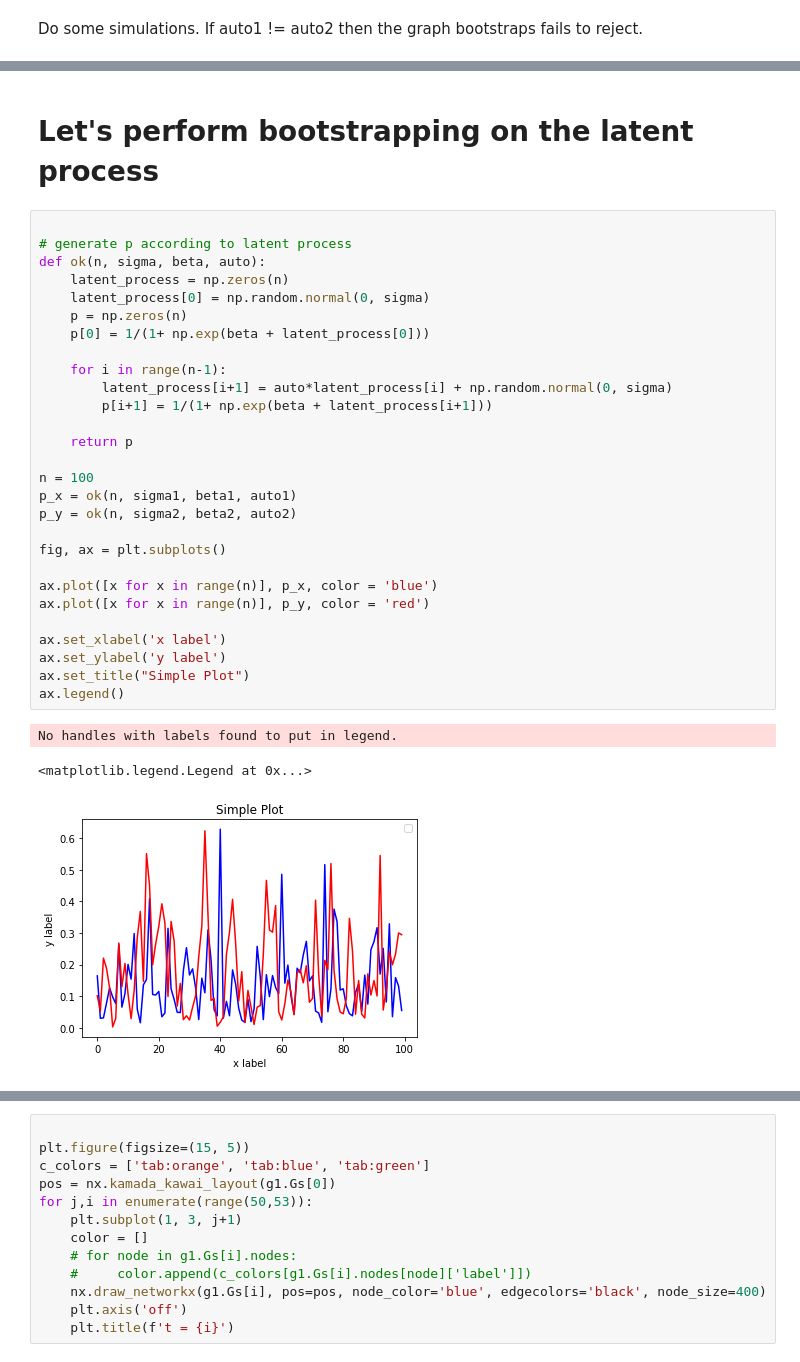
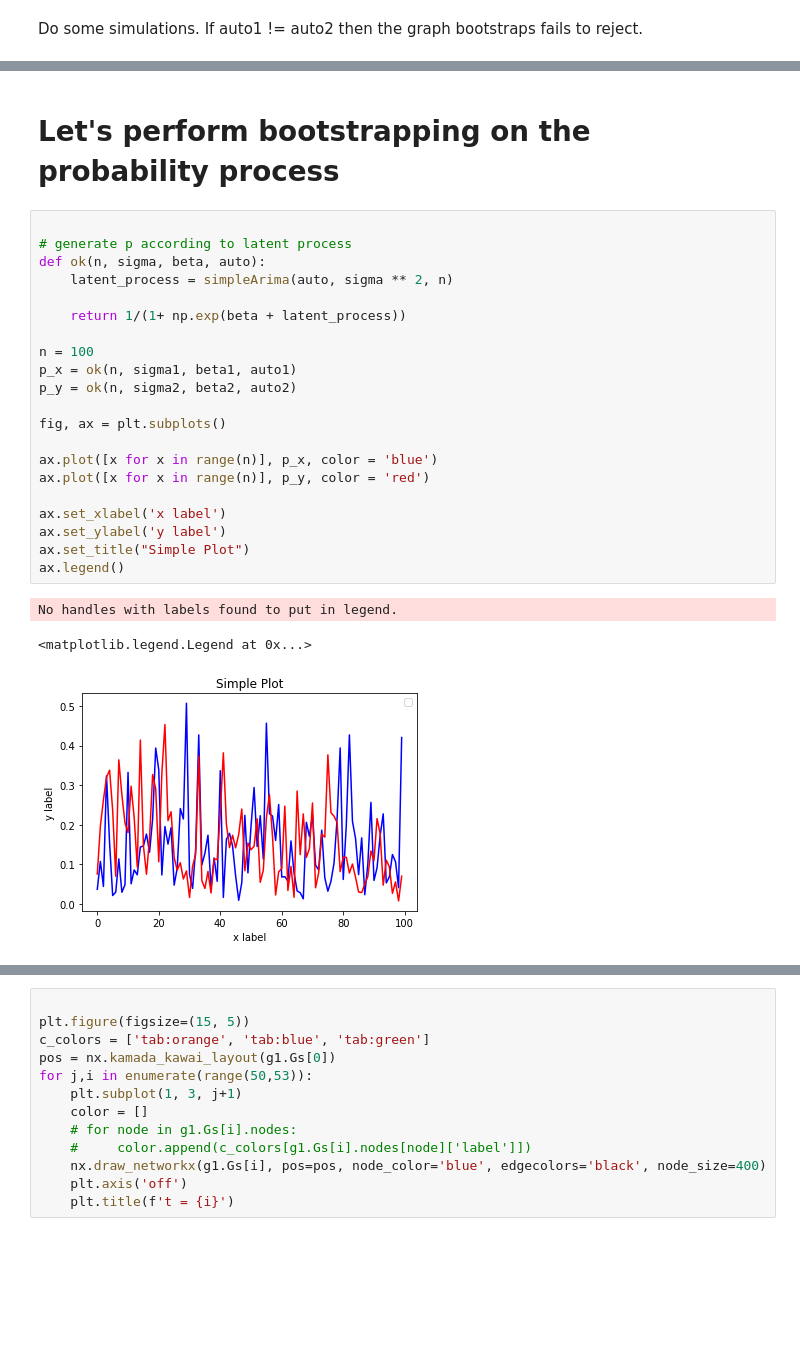
Before and after one commit to ragnarlevi/GTST, a Jupyter notebook: _Workbench/WildBootstrap.ipynb, the cells around one changed output, grey strips where cells are left out. Saved outputs shown, nothing was run; the diff lists cells and outputs as text; blank space fills up the shorter version.

Commit message:
wild bootstrap

```diff
--- a/_Workbench/WildBootstrap.ipynb
+++ b/_Workbench/WildBootstrap.ipynb
@@ -259,37 +275,30 @@ for _ in range(nr_simulations):
 # %% [markdown]
-# Let's perform bootstrapping on the latent process
+# Let's perform bootstrapping on the probability process
 # %%
 
 # generate p according to latent process
 def ok(n, sigma, beta, auto):
-    latent_process = np.zeros(n)
-    latent_process[0] = np.random.normal(0, sigma)
-    p = np.zeros(n)
-    p[0] = 1/(1+ np.exp(beta + latent_process[0]))
+    latent_process = simpleArima(auto, sigma ** 2, n)
 
-    for i in range(n-1):
-        latent_process[i+1] = auto*latent_process[i] + np.random.normal(0, sigma)
-        p[i+1] = 1/(1+ np.exp(beta + latent_process[i+1]))
-
-    return p
+    return 1/(1+ np.exp(beta + latent_process))
 
 n = 100
 p_x = ok(n, sigma1, beta1, auto1)
 p_y = ok(n, sigma2, beta2, auto2)
 
 fig, ax = plt.subplots()
 
 ax.plot([x for x in range(n)], p_x, color = 'blue')
 ax.plot([x for x in range(n)], p_y, color = 'red')
 
 ax.set_xlabel('x label')
 ax.set_ylabel('y label')
 ax.set_title("Simple Plot")
 ax.legend()
 # %% [output]
 No handles with labels found to put in legend.
 <matplotlib.legend.Legend at 0x...>
-[figure, old version]
+[figure, new version]
 # %%
 from sklearn.metrics.pairwise import pairwise_kernels
 
```
Also changed, not shown: parts of 7 cells of this notebook, 2 other files.
